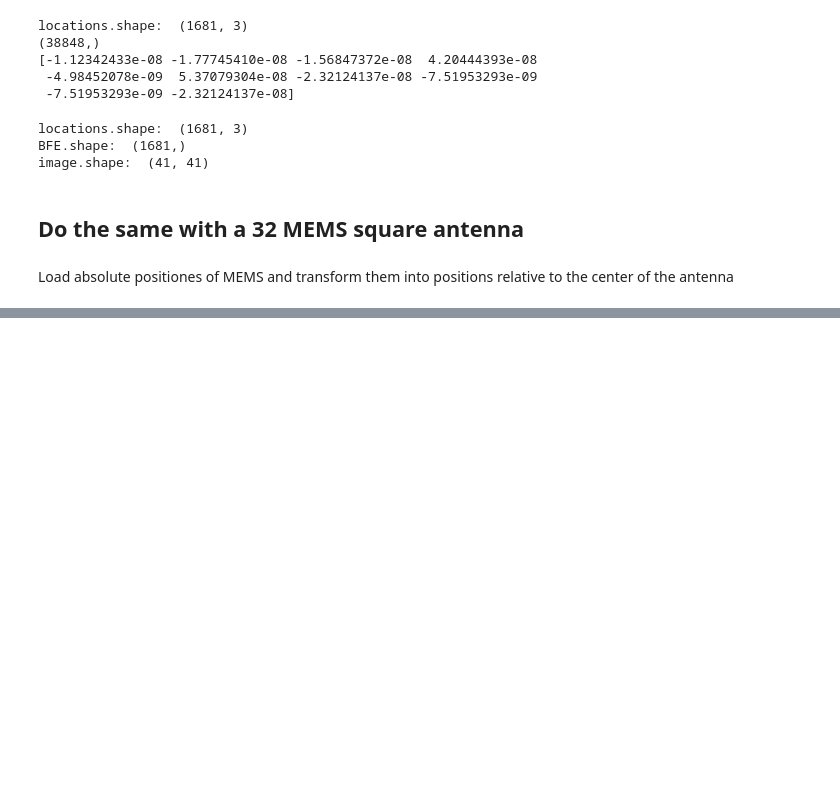
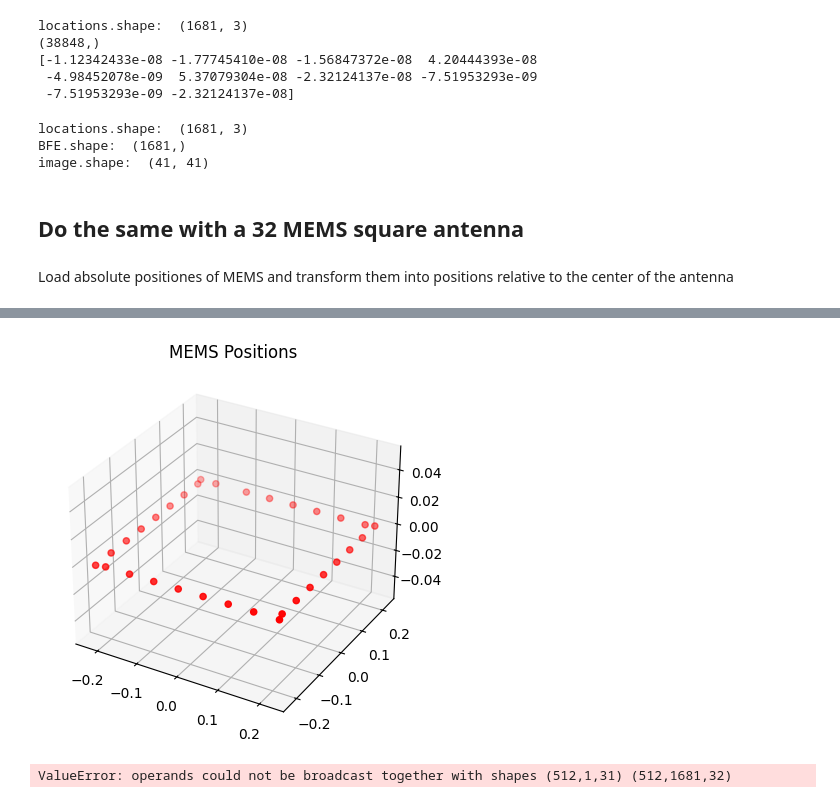
Before and after one commit to bimea/megamicros, a Jupyter notebook: notebooks/04_getstarted_BMF.ipynb, the cells around one changed output, grey strips where cells are left out. Drawn from its saved outputs; the diff is of its cells as text; code cells hidden in the pictures; blank space fills up the shorter version.

```diff
--- a/notebooks/04_getstarted_BMF.ipynb
+++ b/notebooks/04_getstarted_BMF.ipynb
@@ -246,0 +286,32 @@ selected_samples_reshaped.shape:  (1024, 258)
+# %%
+from megamicros.acoustics.bmf import BeamformerFDAS
+from megamicros.geometry import horizontalPlan
+
+# Get MEMS position from json file
+with open("mems_position_square_relative.json", "r") as f:
+    mems_position = np.array( json.load(f) )
+
+# Define antenna focal
+focal_plan_width = 4.0
+focal_plan_depth = 4.0
+focal_depth = 2.0
+focal_plan_width_sampling = 41
+focal_plan_depth_sampling = 41
+
+locations = np.array( horizontalPlan( focal_plan_width, focal_plan_depth, focal_depth, focal_plan_width_sampling, focal_plan_depth_sampling ) )
+
+# Create the beamformer
+bmf = BeamformerFDAS(
+    mems_position = mems_position,
+    locations = locations,
+    sampling_frequency = 50000,
+    frame_length = 1024,
+)
+
+# Plot the MEMS position
+fig = plt.figure()
+ax = fig.add_subplot(111, projection='3d')
+ax.scatter(mems_position.T[0,:], mems_position.T[1,:], mems_position.T[2,:], c='r', marker='o')
+ax.set_title("MEMS Positions")
+plt.show()
+# %% [output]
@@ -246,0 +334,7 @@ selected_samples_reshaped.shape:  (1024, 258)
+[figure, added]
+# %%
+# Compute the beamforming energy``
+BFE, _, _ = bmf.compute( selected_32_mems_samples )
+image = BFE.reshape( ( focal_plan_depth_sampling, focal_plan_width_sampling ) )
+# %% [output]
+ValueError: operands could not be broadcast together with shapes (512,1,31) (512,1681,32)
```
Also changed, not shown: parts of 4 cells of this notebook, 2 other files.
